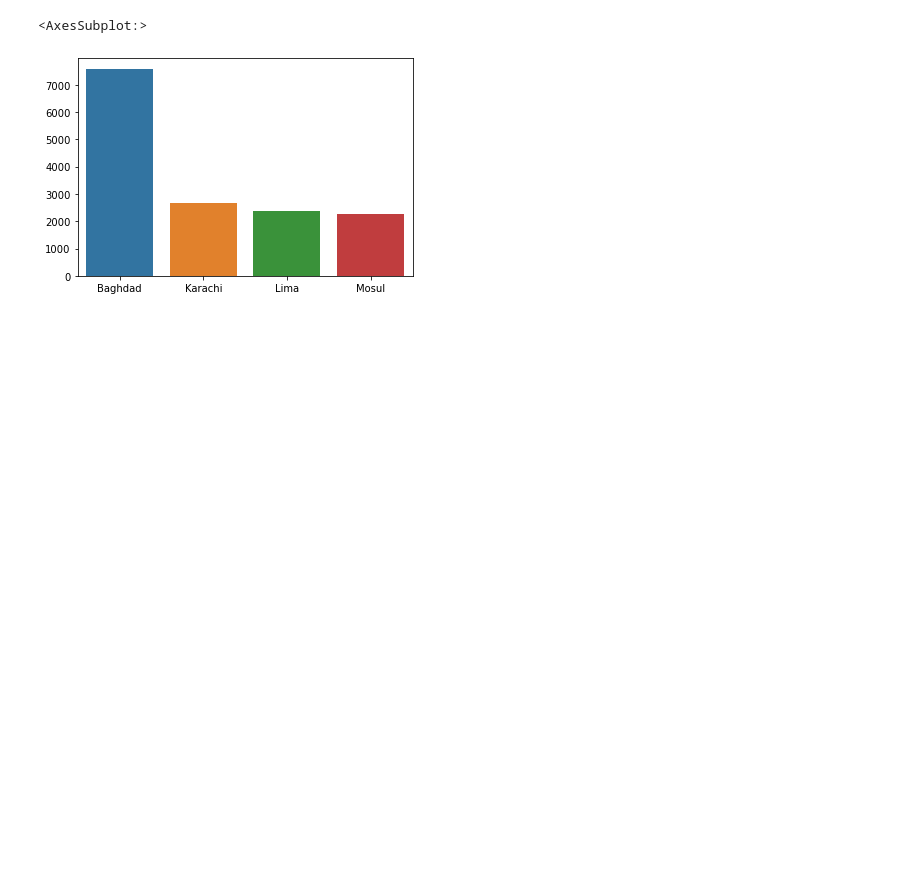
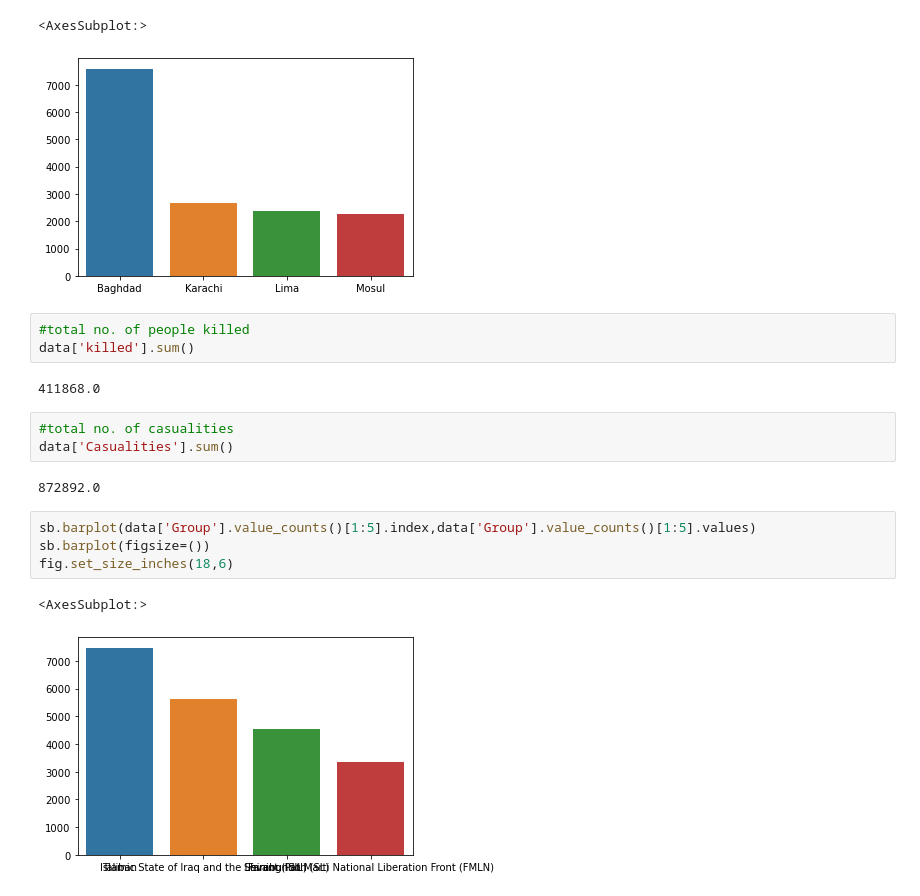
Before and after one commit to rohan821101/GlobalTerrorismData, a Jupyter notebook: Global Terrorism Data Analysis.ipynb, the cells around one changed output. Cells and saved outputs as stored; diff of their text form; blank space fills up the shorter version.

```diff
--- a/Global Terrorism Data Analysis.ipynb
+++ b/Global Terrorism Data Analysis.ipynb
@@ -210,3 +205,20 @@ sb.barplot(data['city'].value_counts()[1:5].index,data['city'].value_counts()[1:
 # %% [output]
 <AxesSubplot:>
 [figure]
+# %%
+#total no. of people killed
+data['killed'].sum()
+# %% [output]
+411868.0
+# %%
+#total no. of casualities
+data['Casualities'].sum()
+# %% [output]
+872892.0
+# %%
+sb.barplot(data['Group'].value_counts()[1:5].index,data['Group'].value_counts()[1:5].values)
+sb.barplot(figsize=())
+fig.set_size_inches(18,6)
+# %% [output]
+<AxesSubplot:>
+[figure, added]
```
Also changed, not shown: parts of 2 cells of this notebook.
